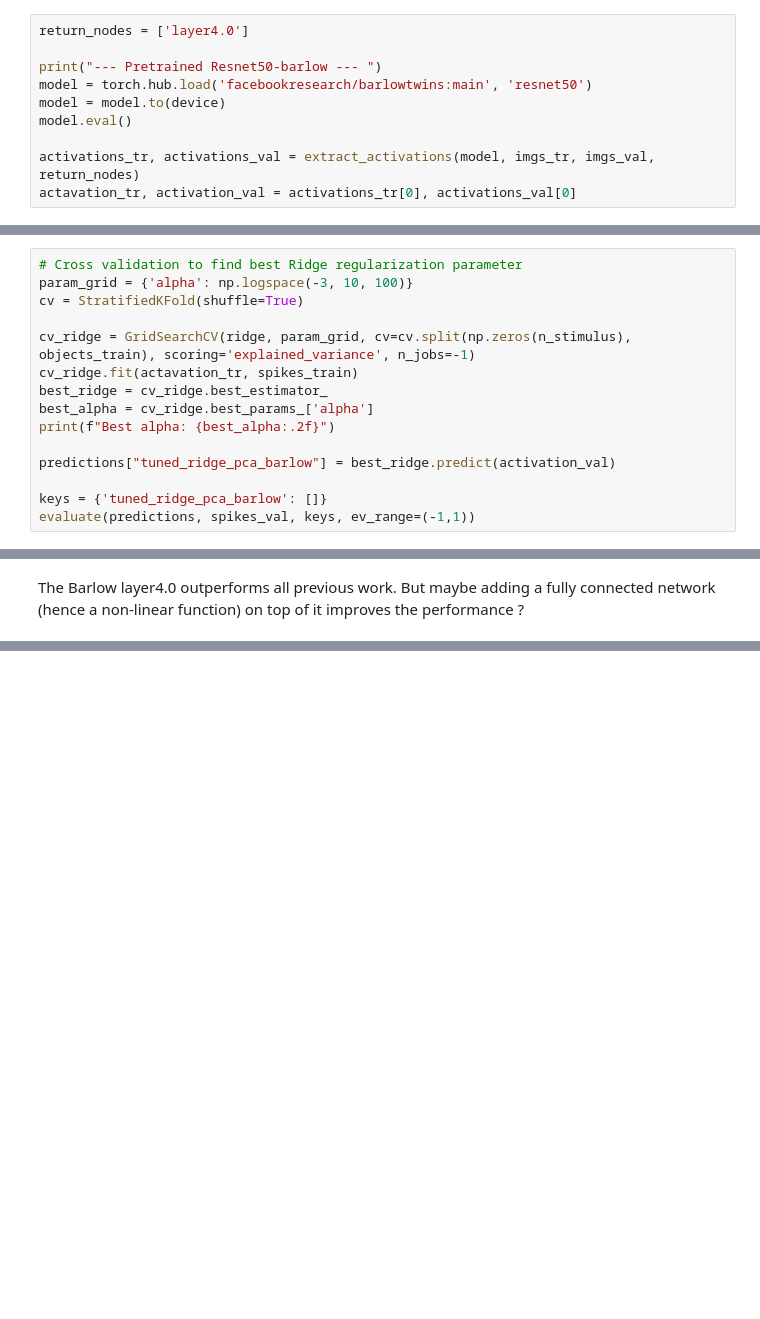
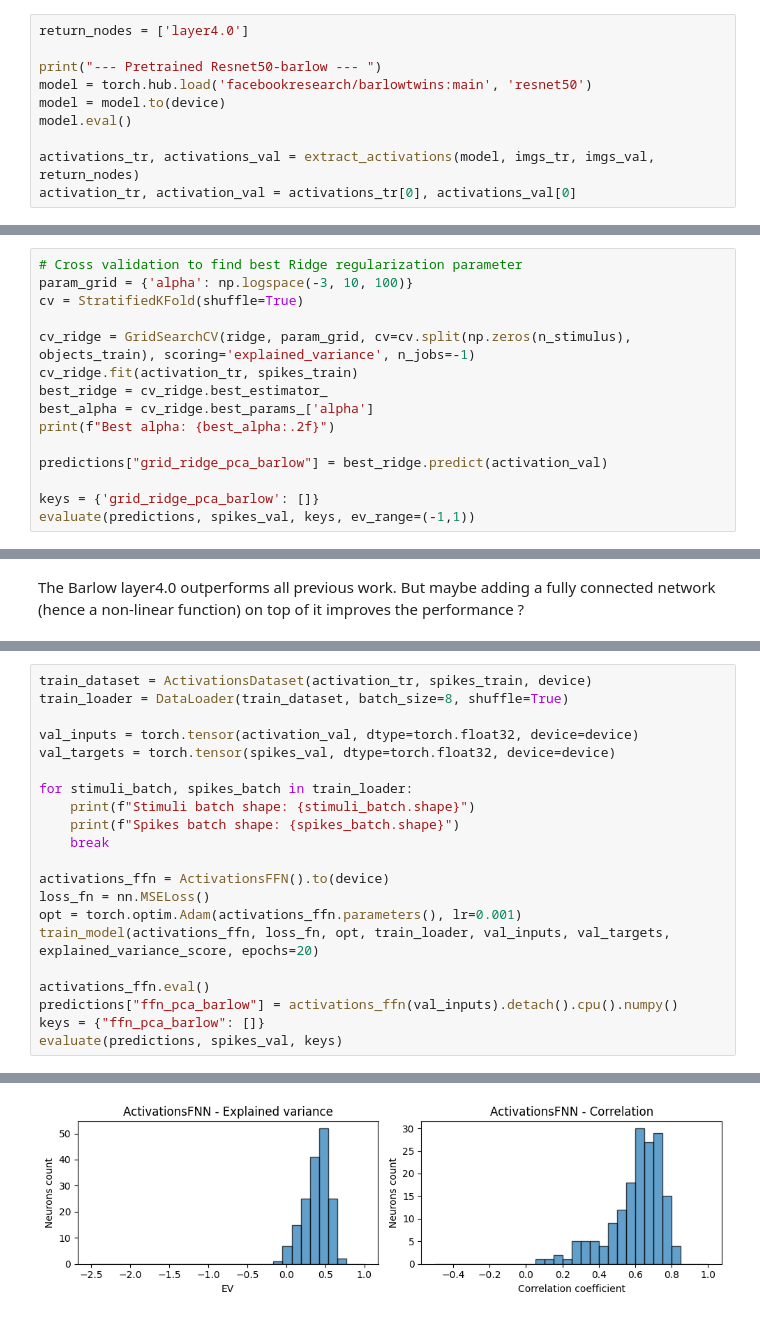
Before and after one commit to ledondodo/brainlike, a Jupyter notebook: run.ipynb, the cells around one changed output, grey strips where cells are left out. Saved outputs shown, nothing was run; the diff lists cells and outputs as text; blank space fills up the shorter version.

```diff
--- a/run.ipynb
+++ b/run.ipynb
@@ -624,7 +786,7 @@ model = model.to(device)
 model.eval()
 
 activations_tr, activations_val = extract_activations(model, imgs_tr, imgs_val, return_nodes)
-actavation_tr, activation_val = activations_tr[0], activations_val[0]
+activation_tr, activation_val = activations_tr[0], activations_val[0]
 # %% [output]
 --- Pretrained Resnet50-barlow ---
 Using cache found in /home/ennassih/.cache/torch/hub/facebookresearch_barlowtwins_main
@@ -635,14 +797,14 @@ param_grid = {'alpha': np.logspace(-3, 10, 100)}
 cv = StratifiedKFold(shuffle=True)
 
 cv_ridge = GridSearchCV(ridge, param_grid, cv=cv.split(np.zeros(n_stimulus), objects_train), scoring='explained_variance', n_jobs=-1)
-cv_ridge.fit(actavation_tr, spikes_train)
+cv_ridge.fit(activation_tr, spikes_train)
 best_ridge = cv_ridge.best_estimator_
 best_alpha = cv_ridge.best_params_['alpha']
 print(f"Best alpha: {best_alpha:.2f}")
 
-predictions["tuned_ridge_pca_barlow"] = best_ridge.predict(activation_val)
+predictions["grid_ridge_pca_barlow"] = best_ridge.predict(activation_val)
 
-keys = {'tuned_ridge_pca_barlow': []}
+keys = {'grid_ridge_pca_barlow': []}
 evaluate(predictions, spikes_val, keys, ev_range=(-1,1))
 # %% [output]
 Best alpha: 22570.20
@@ -664,0 +823,22 @@ return_node = 'layer4.0'
+# %%
+train_dataset = ActivationsDataset(activation_tr, spikes_train, device)
+train_loader = DataLoader(train_dataset, batch_size=8, shuffle=True)
+
+val_inputs = torch.tensor(activation_val, dtype=torch.float32, device=device)
+val_targets = torch.tensor(spikes_val, dtype=torch.float32, device=device)
+
+for stimuli_batch, spikes_batch in train_loader:
+    print(f"Stimuli batch shape: {stimuli_batch.shape}")
+    print(f"Spikes batch shape: {spikes_batch.shape}")
+    break
+
+activations_ffn = ActivationsFFN().to(device)
+loss_fn = nn.MSELoss()
+opt = torch.optim.Adam(activations_ffn.parameters(), lr=0.001)
+train_model(activations_ffn, loss_fn, opt, train_loader, val_inputs, val_targets, explained_variance_score, epochs=20)
+
+activations_ffn.eval()
+predictions["ffn_pca_barlow"] = activations_ffn(val_inputs).detach().cpu().numpy()
+keys = {"ffn_pca_barlow": []}
+evaluate(predictions, spikes_val, keys)
+# %% [output]
@@ -664,0 +862 @@ return_node = 'layer4.0'
+[figure, added]
```
Also changed, not shown: parts of 35 cells of this notebook, 1 other file.
